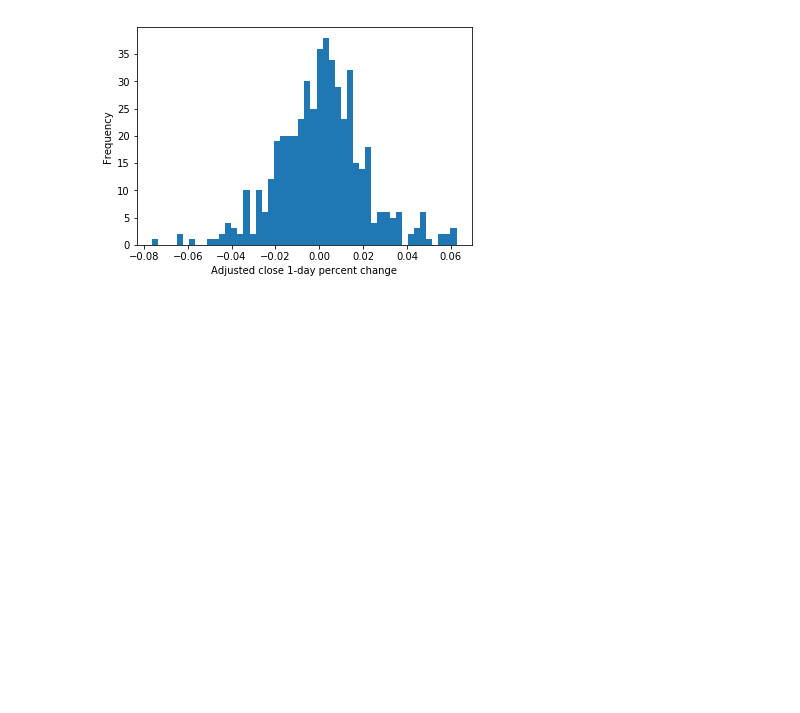
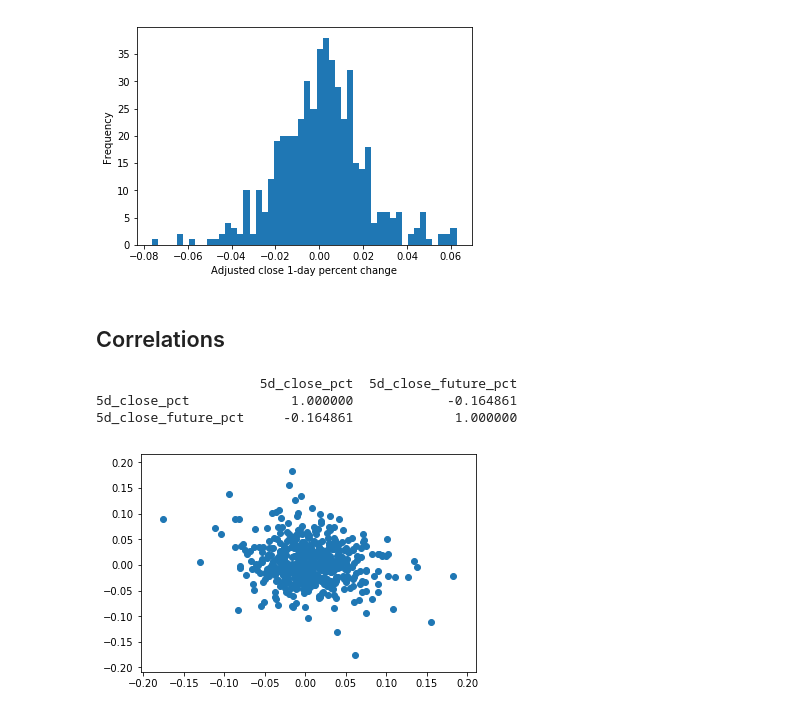
Before and after one commit to thap/machine-learning-finance, a Jupyter notebook: notebooks/Machine_Learning_for_Finance.ipynb, the cells around one changed output. Drawn from its saved outputs; the diff is of its cells as text; code cells hidden in the pictures; blank space fills up the shorter version.

Commit message:
Correlation

```diff
--- a/notebooks/Machine_Learning_for_Finance.ipynb
+++ b/notebooks/Machine_Learning_for_Finance.ipynb
@@ -26,8 +26,8 @@ import pandas as pd
 # %%
 lng = pd.read_csv('LNG.csv', index_col='Date', parse_dates=True)
 # %%
-lng_ = lng['2016-04-15':'2018-04-10']
-lng_.shape
+lng = lng['2016-04-15':'2018-04-10']
+lng.shape
 # %% [output]
 (500, 2)
 # %%
@@ -76,3 +76,5 @@ plt.xlabel('Adjusted close 1-day percent change')
 plt.show()
 # %% [output]
 [figure]
+# %% [markdown]
+## Correlations
@@ -78,0 +85,12 @@ plt.show()
+# %%
+corr = lng_[['5d_close_pct', '5d_close_future_pct']].corr()
+print(corr)
+# %% [output]
+                     5d_close_pct  5d_close_future_pct
+5d_close_pct             1.000000            -0.164861
+5d_close_future_pct     -0.164861             1.000000
+# %%
+plt.scatter('5d_close_pct', '5d_close_future_pct', data=lng_)
+plt.show()
+# %% [output]
+[figure, added]
```
Also changed, not shown: parts of 6 cells of this notebook.
